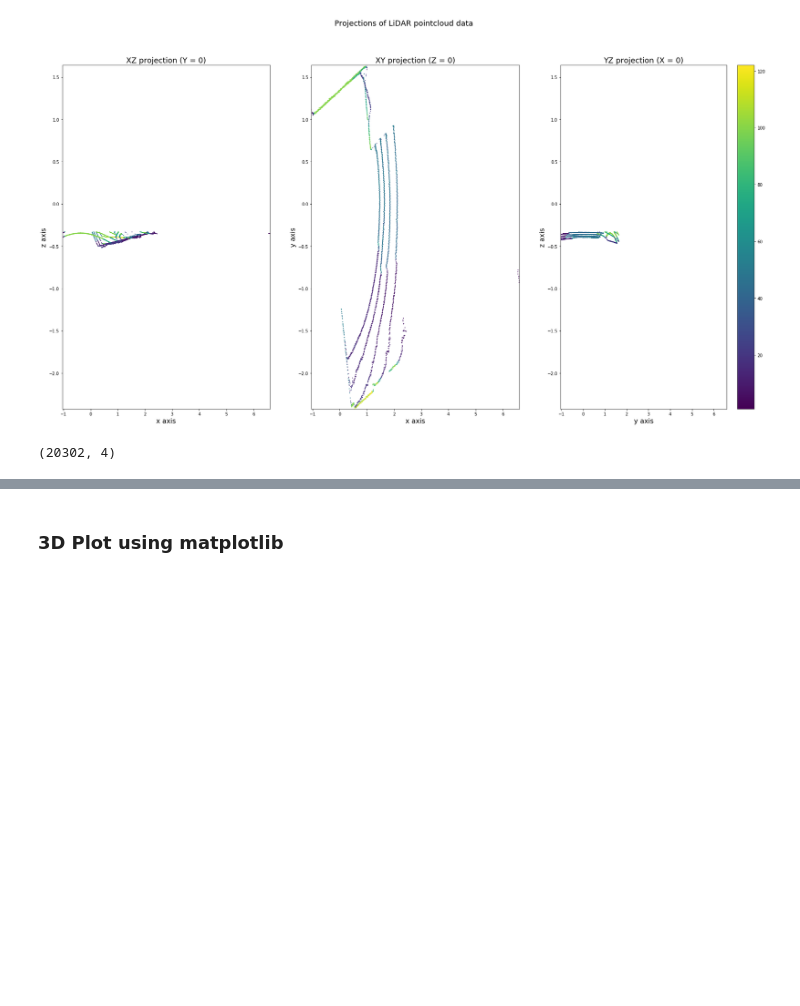
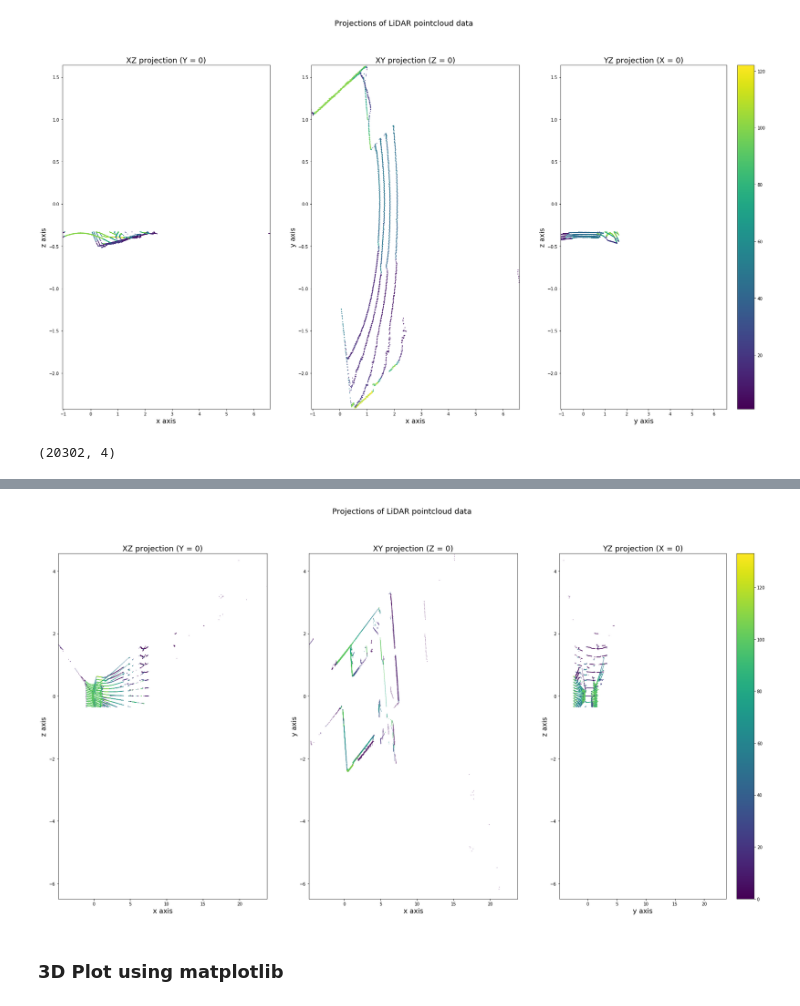
Before and after one commit to epfl-lasa/crowd_tracker_lidar3d, a Jupyter notebook: jupyter_nbs/PointCloud_Segmentation.ipynb, the cells around one changed output, grey strips where cells are left out. Cells and saved outputs as stored; diff of their text form; code cells hidden in the pictures; blank space fills up the shorter version.

```diff
--- a/jupyter_nbs/PointCloud_Segmentation.ipynb
+++ b/jupyter_nbs/PointCloud_Segmentation.ipynb
@@ -97,3 +97,8 @@ show_projections(ground_vals_after_rot, ['x', 'y', 'z', 'intensity'], savefig=Tr
+# %%
+start_filtered = remove_ground_points(start_transformed, -0.35)
+show_projections(start_filtered, ['x', 'y', 'z', 'intensity'], savefig=True, filename='data_wo_floor_rotated_timestep0_z=-350mm')
+# %% [output]
+[figure, added]
 # %% [markdown]
 ### 3D Plot using matplotlib
 # %%
```
Also changed, not shown: parts of 5 cells of this notebook, 3 other files.
